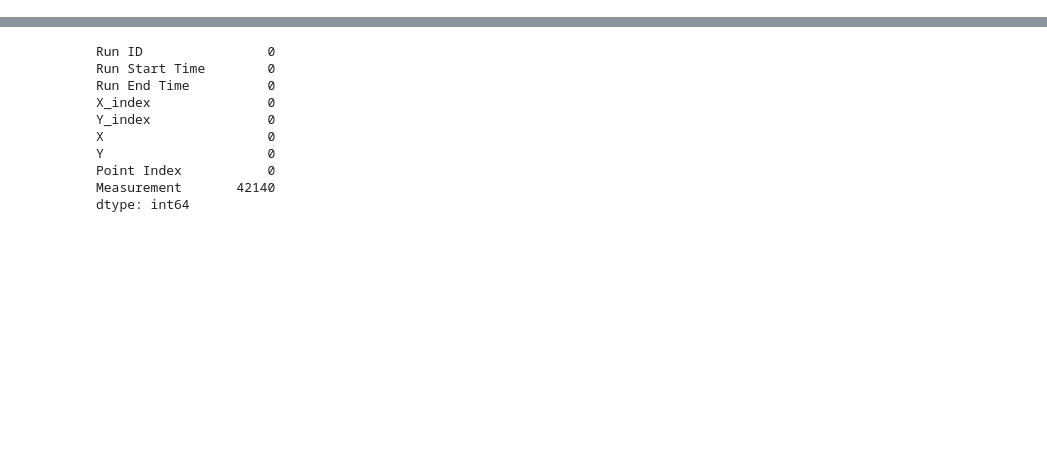
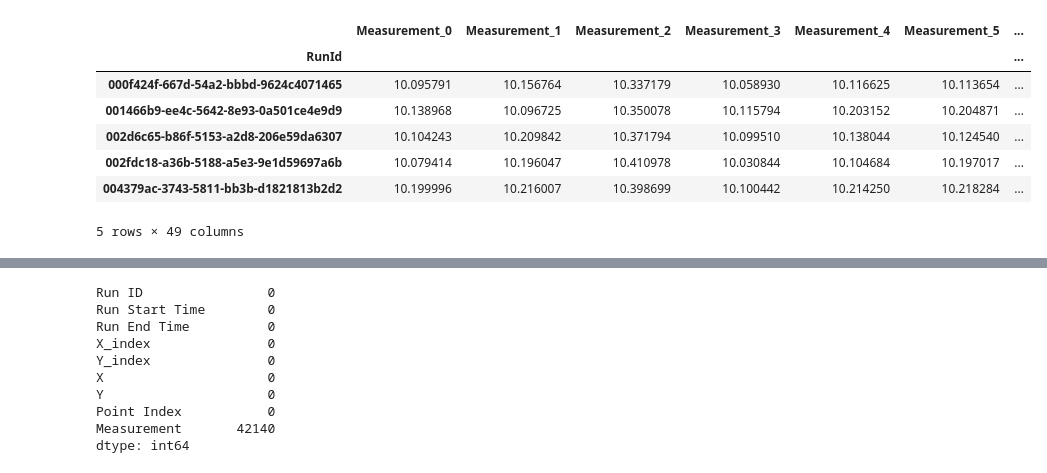
Before and after one commit to lhurr/micron-ai-challenge, a Jupyter notebook: test.ipynb, the cells around one changed output, grey strips where cells are left out. Drawn from its saved outputs; the diff is of its cells as text; code cells hidden in the pictures; blank space fills up the shorter version.

```diff
--- a/test.ipynb
+++ b/test.ipynb
@@ -0,0 +38,28 @@
+# %%
+# impt step!!
+metrology_pivot = metrology_df.pivot_table(index='RunId',
+                                           columns='PointIndex',
+                                           values='Measurement')
+
+
+metrology_pivot.columns = [f'Measurement_{i}' for i in metrology_pivot.columns]
+
+# Spatial feature engineering??
+coord_map = metrology_df[['PointIndex', 'X', 'Y']].drop_duplicates().set_index('PointIndex')
+
+# run_start_times = metrology_df[['RunId', 'RunStartTime']].drop_duplicates().set_index('RunId')
+# metrology_pivot = metrology_pivot.join(run_start_times)
+
+
+display(metrology_pivot.head())
+
+target_columns = list(metrology_pivot.columns)
+# %% [output]
+|  | Measurement_0 | Measurement_1 | Measurement_2 | Measurement_3 | Measurement_4 | Measurement_5 | ... |
+| RunId |  |  |  |  |  |  | ... |
+| 000f424f-667d-54a2-bbbd-9624c4071465 | 10.095791 | 10.156764 | 10.337179 | 10.058930 | 10.116625 | 10.113654 | ... |
+| 001466b9-ee4c-5642-8e93-0a501ce4e9d9 | 10.138968 | 10.096725 | 10.350078 | 10.115794 | 10.203152 | 10.204871 | ... |
+| 002d6c65-b86f-5153-a2d8-206e59da6307 | 10.104243 | 10.209842 | 10.371794 | 10.099510 | 10.138044 | 10.124540 | ... |
+| 002fdc18-a36b-5188-a5e3-9e1d59697a6b | 10.079414 | 10.196047 | 10.410978 | 10.030844 | 10.104684 | 10.197017 | ... |
+| 004379ac-3743-5811-bb3b-d1821813b2d2 | 10.199996 | 10.216007 | 10.398699 | 10.100442 | 10.214250 | 10.218284 | ... |
+5 rows × 49 columns
```
Also changed, not shown: parts of 12 cells of this notebook, 3 other files.
